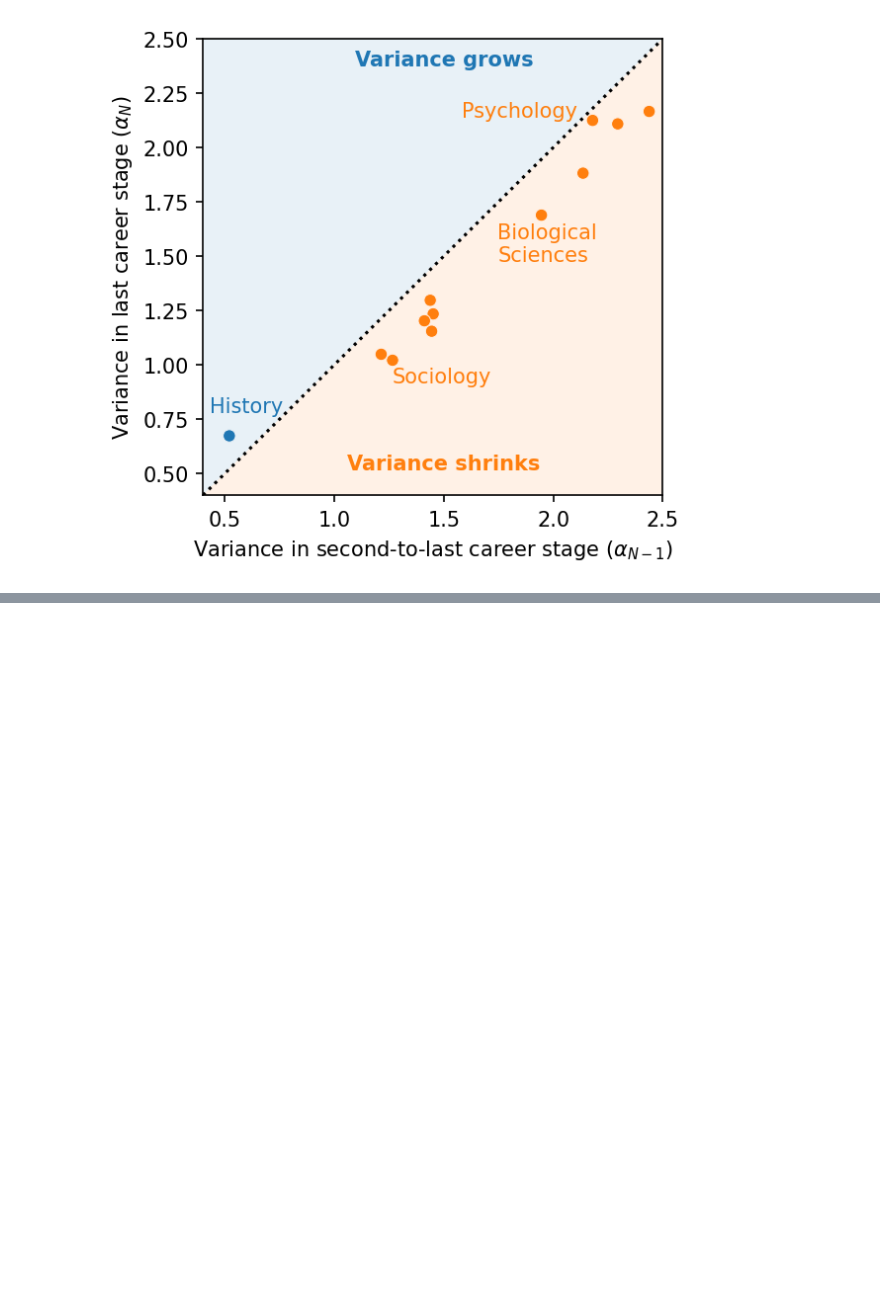
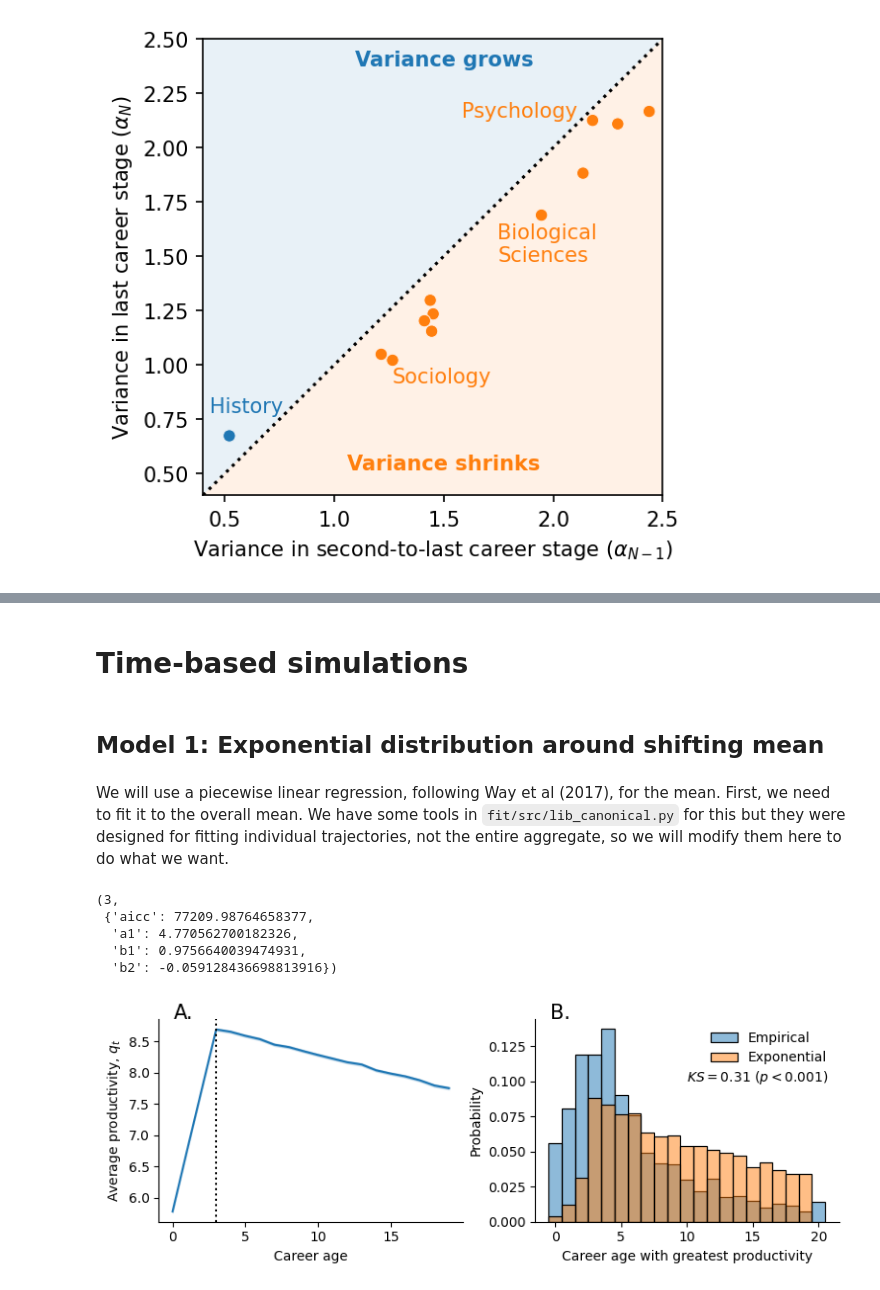
Before and after one commit to samzhang111/faculty-trajectories, a Jupyter notebook: write/note/Cross-field analysis with AARC.ipynb, the cells around one changed output, grey strips where cells are left out. Cells and saved outputs as stored; diff of their text form; code cells hidden in the pictures; blank space fills up the shorter version.

```diff
--- a/write/note/Cross-field analysis with AARC.ipynb
+++ b/write/note/Cross-field analysis with AARC.ipynb
@@ -421,0 +540,6 @@ plt.tight_layout()
+# %% [markdown]
+# Time-based simulations
+# %% [markdown]
+## Model 1: Exponential distribution around shifting mean
+# %% [markdown]
+We will use a piecewise linear regression, following Way et al (2017), for the mean. First, we need to fit it to the overall mean. We have some tools in `fit/src/lib_canonical.py` for this but they were designed for fitting individual trajectories, not the entire aggregate, so we will modify them here to do what we want.
@@ -421,0 +609,12 @@ plt.tight_layout()
+# %%
+df_traj_full = df_traj_all[df_traj_all.groupby('dblp_id').CareerAgeZero.transform('max') == 20]
+# %%
+changepoint, piecewise_params = find_breakpoint(df_traj_full)
+
+changepoint, piecewise_params
+# %% [output]
+(3,
+ {'aicc': 77209.98764658377,
+  'a1': 4.770562700182326,
+  'b1': 0.9756640039474931,
+  'b2': -0.059128436698813916})
@@ -421,0 +652,37 @@ plt.tight_layout()
+# %%
+def dedup_legend(ax, **legend_settings):
+    handles, labels = ax.get_legend_handles_labels()
+    unique = dict(zip(labels, handles))
+    ax.legend(unique.values(), unique.keys(), **legend_settings)
+# %%
+fig, axes = plt.subplots(1, 2, figsize=(8, 3))
+
+ax=axes[0]
+sns.lineplot(data=df_expon_prod, x='year', y='productivity', ax=ax)
+ax.axvline(3, linestyle=':', color='black')
+ax.set_xlabel("Career age")
+ax.set_ylabel("Average productivity, $q_t$")
+ax.text(0.05, 1, "A.", fontsize=15, transform=ax.transAxes)
+
+ax=axes[1]
+most_productive_year_empirical = df_traj_all[['dblp_id', 'pubs_adj', 'CareerAgeZero']].sort_values(by=['dblp_id', 'pubs_adj'], ascending=False).groupby('dblp_id').CareerAgeZero.first()
+most_productive_year_expon = df_expon_prod.sort_values(by=['Person', 'productivity'], ascending=False).groupby('Person').year.first()
+
+ks_results = stats.ks_2samp(most_productive_year_empirical, most_productive_year_expon)
+
+sns.histplot(most_productive_year_empirical, ax=ax, alpha=0.5, stat="probability", label='Empirical', discrete=True)
+sns.histplot(most_productive_year_expon, ax=ax, alpha=0.5, stat="probability", label='Exponential', discrete=True)
+
+dedup_legend(ax, loc='upper right', frameon=False)
+
+ax.text(10, 0.1, f"$KS={ks_results.statistic:.2f}$ ($p<0.001$)")
+
+ax.set_xlabel("Career age with greatest productivity")
+ax.text(0.05, 1, "B.", fontsize=15, transform=ax.transAxes)
+
+plt.tight_layout()
+sns.despine()
+
+plt.savefig(here("output/resubmission/minimal_model1.pdf"), bbox_inches="tight")
+# %% [output]
+[figure, added]
```
Also changed, not shown: parts of 61 cells of this notebook, 1 other file.
